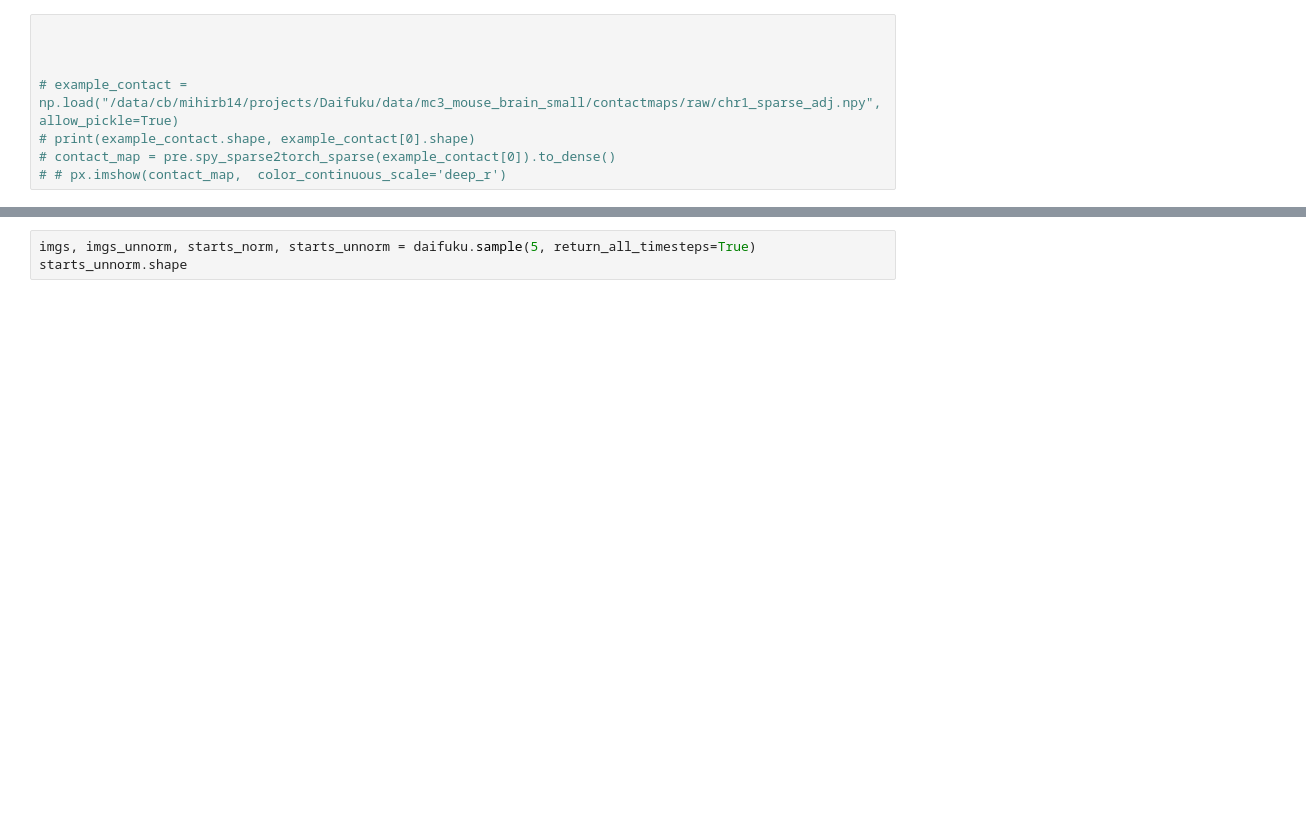
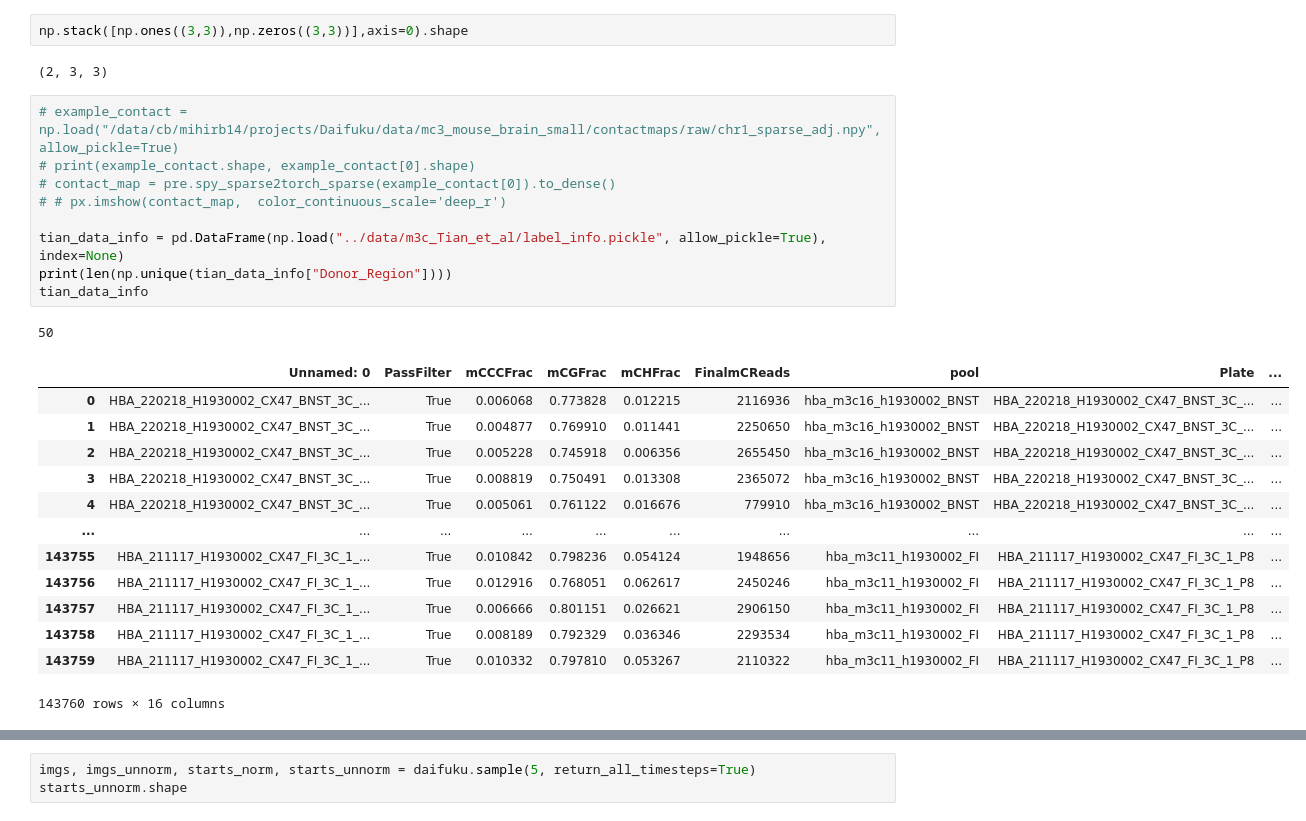
Before and after one commit to MihirBafna/Daifuku, a Jupyter notebook: src/development.ipynb, the cells around one changed output, grey strips where cells are left out. Saved outputs shown, nothing was run; the diff lists cells and outputs as text; blank space fills up the shorter version.

```diff
--- a/src/development.ipynb
+++ b/src/development.ipynb
@@ -43,8 +67,28 @@ with open("/data/cb/mihirb14/projects/Daifuku/data/m3c_Tian_et_al/filelist.txt",
+# %%
+np.stack([np.ones((3,3)),np.zeros((3,3))],axis=0).shape
+# %% [output]
+(2, 3, 3)
 # %%
-
-
-
 # example_contact = np.load("/data/cb/mihirb14/projects/Daifuku/data/mc3_mouse_brain_small/contactmaps/raw/chr1_sparse_adj.npy",allow_pickle=True)
 # print(example_contact.shape, example_contact[0].shape)
 # contact_map = pre.spy_sparse2torch_sparse(example_contact[0]).to_dense()
 # # px.imshow(contact_map,  color_continuous_scale='deep_r')
+
+tian_data_info = pd.DataFrame(np.load("../data/m3c_Tian_et_al/label_info.pickle", allow_pickle=True), index=None)
+print(len(np.unique(tian_data_info["Donor_Region"])))
+tian_data_info
+# %% [output]
+50
+|  | Unnamed: 0 | PassFilter | mCCCFrac | mCGFrac | mCHFrac | FinalmCReads | pool | Plate | ... |
+| 0 | HBA_220218_H1930002_CX47_BNST_3C_... | True | 0.006068 | 0.773828 | 0.012215 | 2116936 | hba_m3c16_h1930002_BNST | HBA_220218_H1930002_CX47_BNST_3C_... | ... |
+| 1 | HBA_220218_H1930002_CX47_BNST_3C_... | True | 0.004877 | 0.769910 | 0.011441 | 2250650 | hba_m3c16_h1930002_BNST | HBA_220218_H1930002_CX47_BNST_3C_... | ... |
+| 2 | HBA_220218_H1930002_CX47_BNST_3C_... | True | 0.005228 | 0.745918 | 0.006356 | 2655450 | hba_m3c16_h1930002_BNST | HBA_220218_H1930002_CX47_BNST_3C_... | ... |
+| 3 | HBA_220218_H1930002_CX47_BNST_3C_... | True | 0.008819 | 0.750491 | 0.013308 | 2365072 | hba_m3c16_h1930002_BNST | HBA_220218_H1930002_CX47_BNST_3C_... | ... |
+| 4 | HBA_220218_H1930002_CX47_BNST_3C_... | True | 0.005061 | 0.761122 | 0.016676 | 779910 | hba_m3c16_h1930002_BNST | HBA_220218_H1930002_CX47_BNST_3C_... | ... |
+| ... | ... | ... | ... | ... | ... | ... | ... | ... | ... |
+| 143755 | HBA_211117_H1930002_CX47_FI_3C_1_... | True | 0.010842 | 0.798236 | 0.054124 | 1948656 | hba_m3c11_h1930002_FI | HBA_211117_H1930002_CX47_FI_3C_1_P8 | ... |
+| 143756 | HBA_211117_H1930002_CX47_FI_3C_1_... | True | 0.012916 | 0.768051 | 0.062617 | 2450246 | hba_m3c11_h1930002_FI | HBA_211117_H1930002_CX47_FI_3C_1_P8 | ... |
+| 143757 | HBA_211117_H1930002_CX47_FI_3C_1_... | True | 0.006666 | 0.801151 | 0.026621 | 2906150 | hba_m3c11_h1930002_FI | HBA_211117_H1930002_CX47_FI_3C_1_P8 | ... |
+| 143758 | HBA_211117_H1930002_CX47_FI_3C_1_... | True | 0.008189 | 0.792329 | 0.036346 | 2293534 | hba_m3c11_h1930002_FI | HBA_211117_H1930002_CX47_FI_3C_1_P8 | ... |
+| 143759 | HBA_211117_H1930002_CX47_FI_3C_1_... | True | 0.010332 | 0.797810 | 0.053267 | 2110322 | hba_m3c11_h1930002_FI | HBA_211117_H1930002_CX47_FI_3C_1_P8 | ... |
+143760 rows × 16 columns
```
Also changed, not shown: parts of 12 cells of this notebook, 2 other files.
